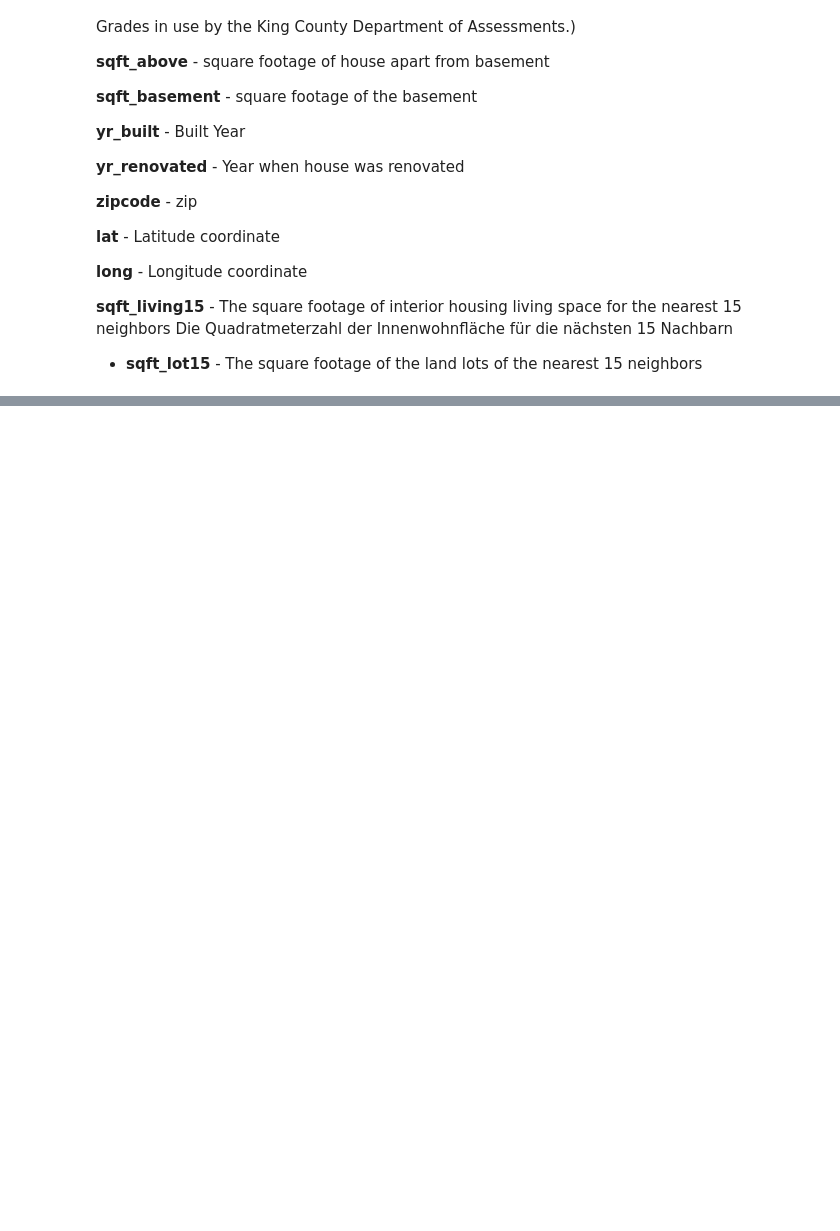
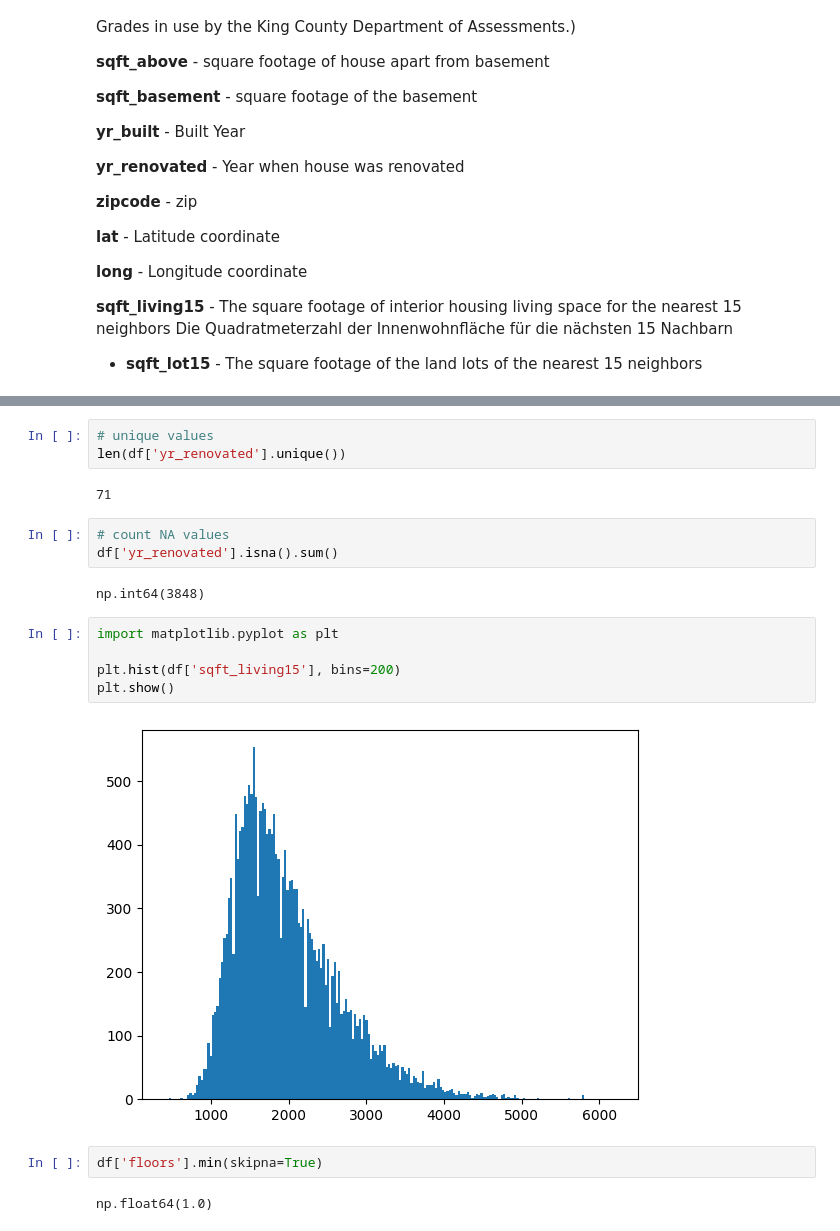
Before and after one commit to pianobacki/Housing_Sales_KingsCounty, a Jupyter notebook: data_overview.ipynb, the cells around one changed output, grey strips where cells are left out. Drawn from its saved outputs; the diff is of its cells as text; blank space fills up the shorter version.

```diff
--- a/data_overview.ipynb
+++ b/data_overview.ipynb
@@ -60,0 +100,21 @@ Die Quadratmeterzahl der Innenwohnfläche für die nächsten 15 Nachbarn
+# %%
+# unique values
+len(df['yr_renovated'].unique())
+# %% [output]
+71
+# %%
+# count NA values
+df['yr_renovated'].isna().sum()
+# %% [output]
+np.int64(3848)
+# %%
+import matplotlib.pyplot as plt
+
+plt.hist(df['sqft_living15'], bins=200)
+plt.show()
+# %% [output]
+[figure, added]
+# %%
+df['floors'].min(skipna=True)
+# %% [output]
+np.float64(1.0)
```
Also changed, not shown: parts of 31 cells of this notebook, 2 other files.
